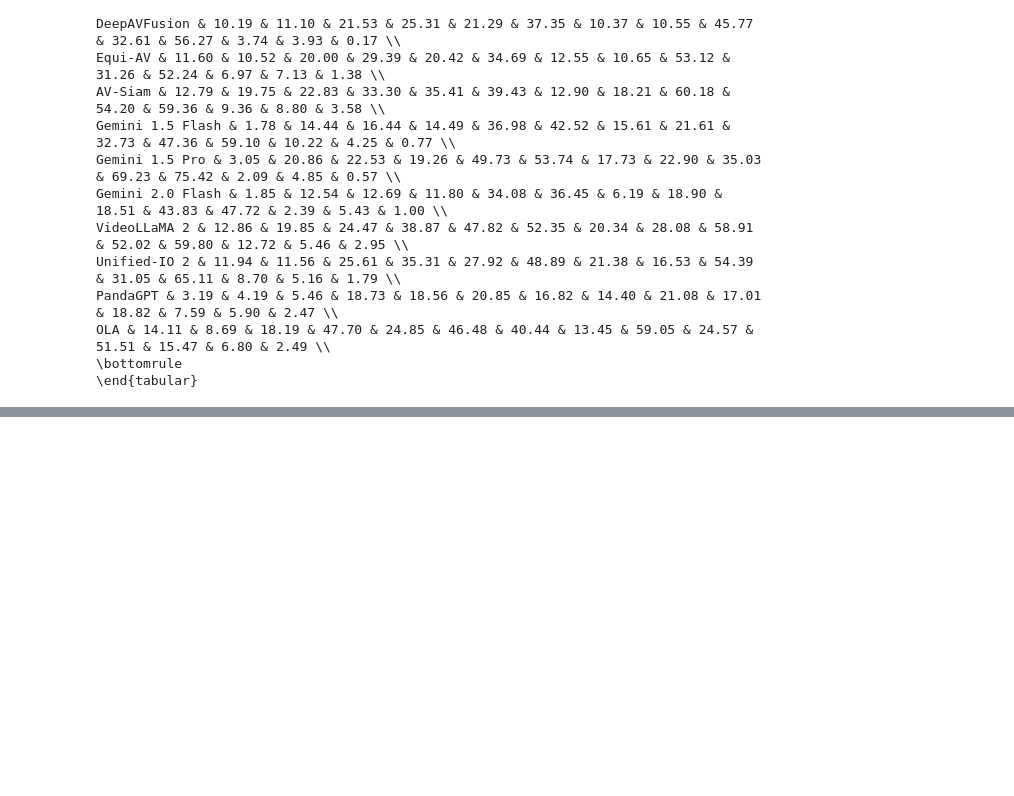
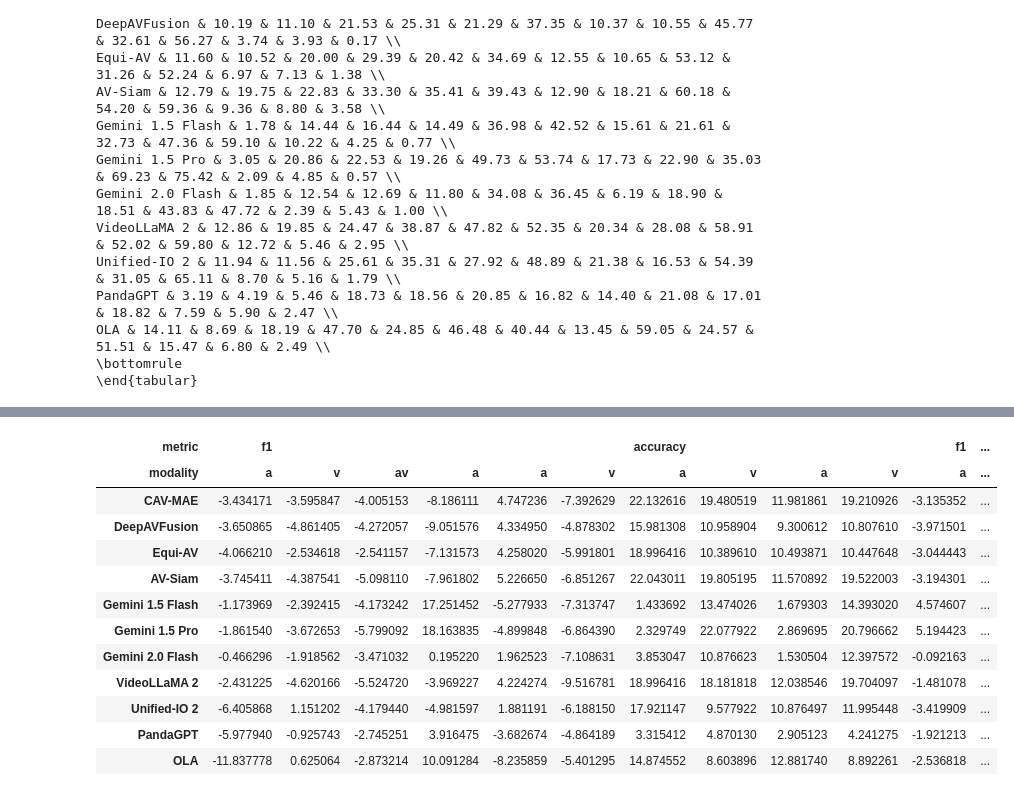
Before and after one commit to Bizilizi/VGGSounder, a Jupyter notebook: experiments/visualisations/metrics.ipynb, the cells around one changed output, grey strips where cells are left out. Cells and saved outputs as stored; diff of their text form; code cells hidden in the pictures; blank space fills up the shorter version.

```diff
--- a/experiments/visualisations/metrics.ipynb
+++ b/experiments/visualisations/metrics.ipynb
@@ -46,0 +164,6 @@ OLA & 14.11 & 8.69 & 18.19 & 47.70 & 24.85 & 46.48 & 40.44 & 13.45 & 59.05 & 24.
+# %%
+main_table_results = compute_all_results(
+    models_path=models_path,
+    models_filter=display_names.keys(),
+    dataset_path=csv_path
+)
@@ -46,0 +204,29 @@ OLA & 14.11 & 8.69 & 18.19 & 47.70 & 24.85 & 46.48 & 40.44 & 13.45 & 59.05 & 24.
+# %%
+import pandas as pd
+
+# final diff table
+diff_tables = [
+    background_music_only_table - no_background_music_table,
+    voice_over_table - no_voice_over_table,
+    static_image_table - no_static_image_table,
+    static_image_accuracy_table,
+    no_static_image_accuracy_table,
+    main_table_table - neither_table,
+]
+
+diff_tables = pd.concat(diff_tables, axis=1)
+diff_tables
+# %% [output]
+| metric | f1 |  |  |  |  |  | accuracy |  |  |  | f1 | ... |
+| modality | a | v | av | a | a | v | a | v | a | v | a | ... |
+| CAV-MAE | -3.434171 | -3.595847 | -4.005153 | -8.186111 | 4.747236 | -7.392629 | 22.132616 | 19.480519 | 11.981861 | 19.210926 | -3.135352 | ... |
+| DeepAVFusion | -3.650865 | -4.861405 | -4.272057 | -9.051576 | 4.334950 | -4.878302 | 15.981308 | 10.958904 | 9.300612 | 10.807610 | -3.971501 | ... |
+| Equi-AV | -4.066210 | -2.534618 | -2.541157 | -7.131573 | 4.258020 | -5.991801 | 18.996416 | 10.389610 | 10.493871 | 10.447648 | -3.044443 | ... |
+| AV-Siam | -3.745411 | -4.387541 | -5.098110 | -7.961802 | 5.226650 | -6.851267 | 22.043011 | 19.805195 | 11.570892 | 19.522003 | -3.194301 | ... |
+| Gemini 1.5 Flash | -1.173969 | -2.392415 | -4.173242 | 17.251452 | -5.277933 | -7.313747 | 1.433692 | 13.474026 | 1.679303 | 14.393020 | 4.574607 | ... |
+| Gemini 1.5 Pro | -1.861540 | -3.672653 | -5.799092 | 18.163835 | -4.899848 | -6.864390 | 2.329749 | 22.077922 | 2.869695 | 20.796662 | 5.194423 | ... |
+| Gemini 2.0 Flash | -0.466296 | -1.918562 | -3.471032 | 0.195220 | 1.962523 | -7.108631 | 3.853047 | 10.876623 | 1.530504 | 12.397572 | -0.092163 | ... |
+| VideoLLaMA 2 | -2.431225 | -4.620166 | -5.524720 | -3.969227 | 4.224274 | -9.516781 | 18.996416 | 18.181818 | 12.038546 | 19.704097 | -1.481078 | ... |
+| Unified-IO 2 | -6.405868 | 1.151202 | -4.179440 | -4.981597 | 1.881191 | -6.188150 | 17.921147 | 9.577922 | 10.876497 | 11.995448 | -3.419909 | ... |
+| PandaGPT | -5.977940 | -0.925743 | -2.745251 | 3.916475 | -3.682674 | -4.864189 | 3.315412 | 4.870130 | 2.905123 | 4.241275 | -1.921213 | ... |
+| OLA | -11.837778 | 0.625064 | -2.873214 | 10.091284 | -8.235859 | -5.401295 | 14.874552 | 8.603896 | 12.881740 | 8.892261 | -2.536818 | ... |
```
Also changed, not shown: parts of 32 cells of this notebook, 6 other files.
